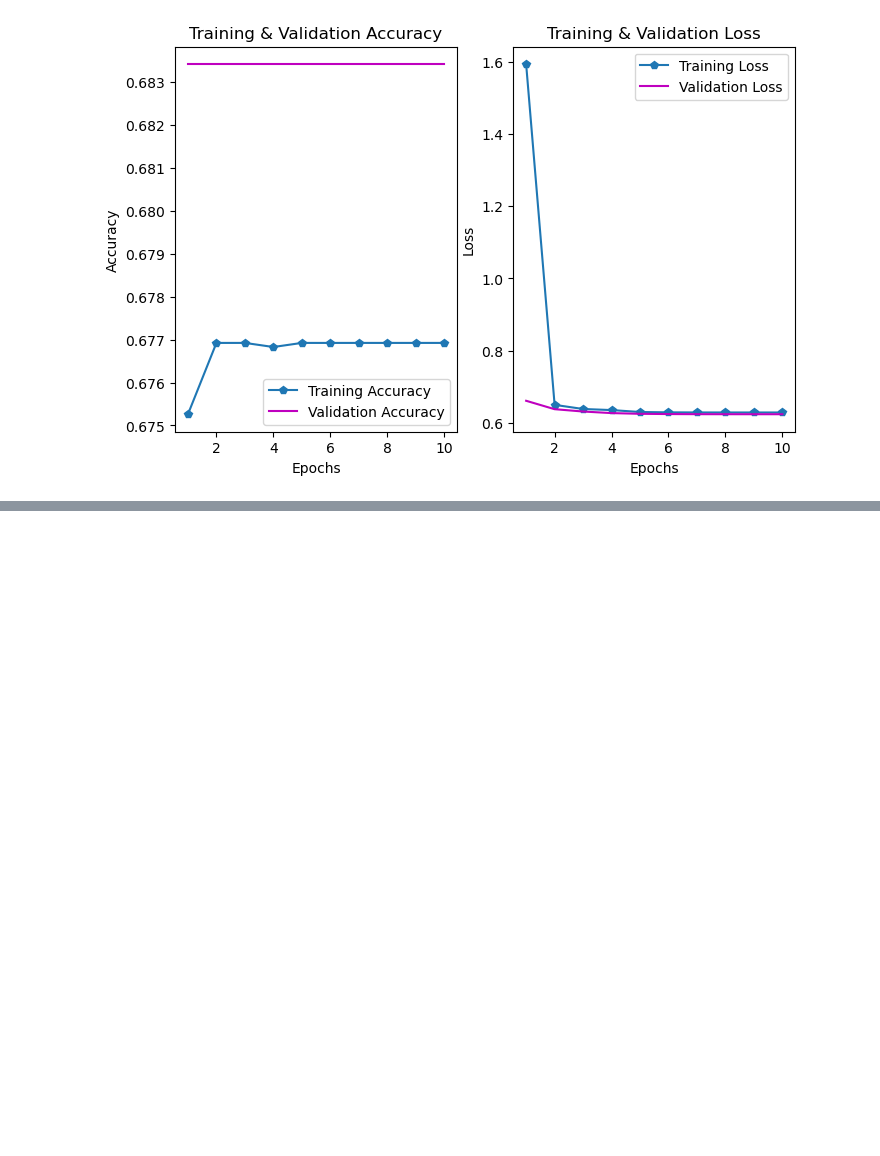
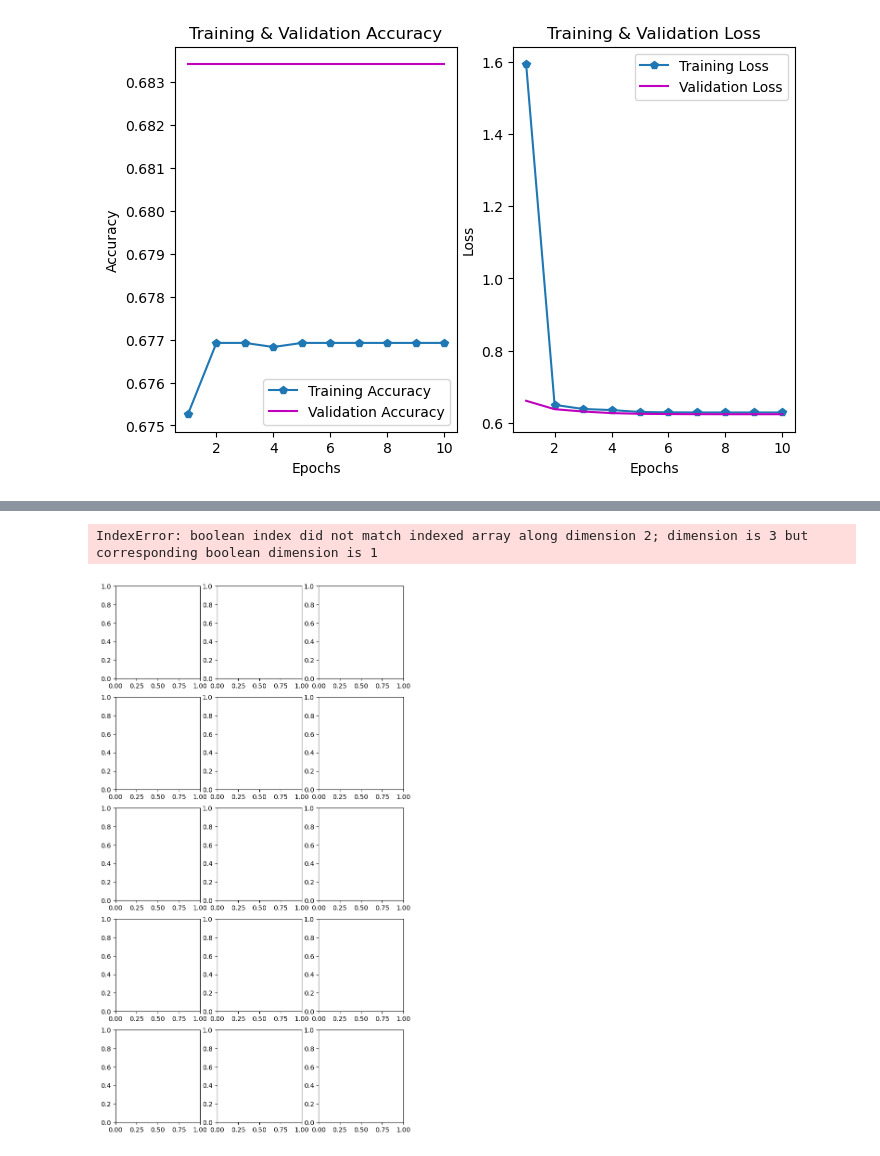
Before and after one commit to sumaiya008/Segmenting-Coral-Branch-tips, a Jupyter notebook: notebooks/1.0_Model_Unet.ipynb, the cells around one changed output, grey strips where cells are left out. Saved outputs shown, nothing was run; the diff lists cells and outputs as text; code cells hidden in the pictures; blank space fills up the shorter version.

Commit message:
new format

```diff
--- a/notebooks/1.0_Model_Unet.ipynb
+++ b/notebooks/1.0_Model_Unet.ipynb
@@ -158,0 +362,44 @@ plt.show()
+# %%
+import matplotlib.pyplot as plt
+import numpy as np
+
+# Assuming y_pred contains predicted masks for X_test
+predicted_masks = model.predict(X_test)
+
+# Number of image-mask pairs to display
+num_pairs_to_display = 5
+
+# Create a figure with subplots
+fig, axes = plt.subplots(num_pairs_to_display, 3, figsize=(8, 15))
+
+# Display the first 5 image-mask pairs
+for i in range(num_pairs_to_display):
+    image = X_test[i]
+    mask = predicted_masks[i]
+
+    # Convert to RGB if not already in that format
+    if image.shape[-1] == 1:
+        image = np.concatenate([image] * 3, axis=-1)
+
+    # Create a new image with only the masked region
+    masked_region = image.copy()
+    masked_region[mask == 0] = 0
+
+    # Plot the original image
+    axes[i, 0].imshow(image.astype(np.uint8))
+    axes[i, 0].axis('off')
+
+    # Plot the mask
+    axes[i, 1].imshow(mask, cmap='gray')
+    axes[i, 1].axis('off')
+
+    # Plot the masked region
+    axes[i, 2].imshow(masked_region.astype(np.uint8))
+    axes[i, 2].axis('off')
+
+# Adjust spacing between subplots
+plt.tight_layout()
+
+# Show the plots
+plt.show()
+# %% [output]
@@ -158,0 +407,2 @@ plt.show()
+IndexError: boolean index did not match indexed array along dimension 2; dimension is 3 but corresponding boolean dimension is 1
+[figure, added]
```
Also changed, not shown: parts of 9 cells of this notebook, 3 other files.
